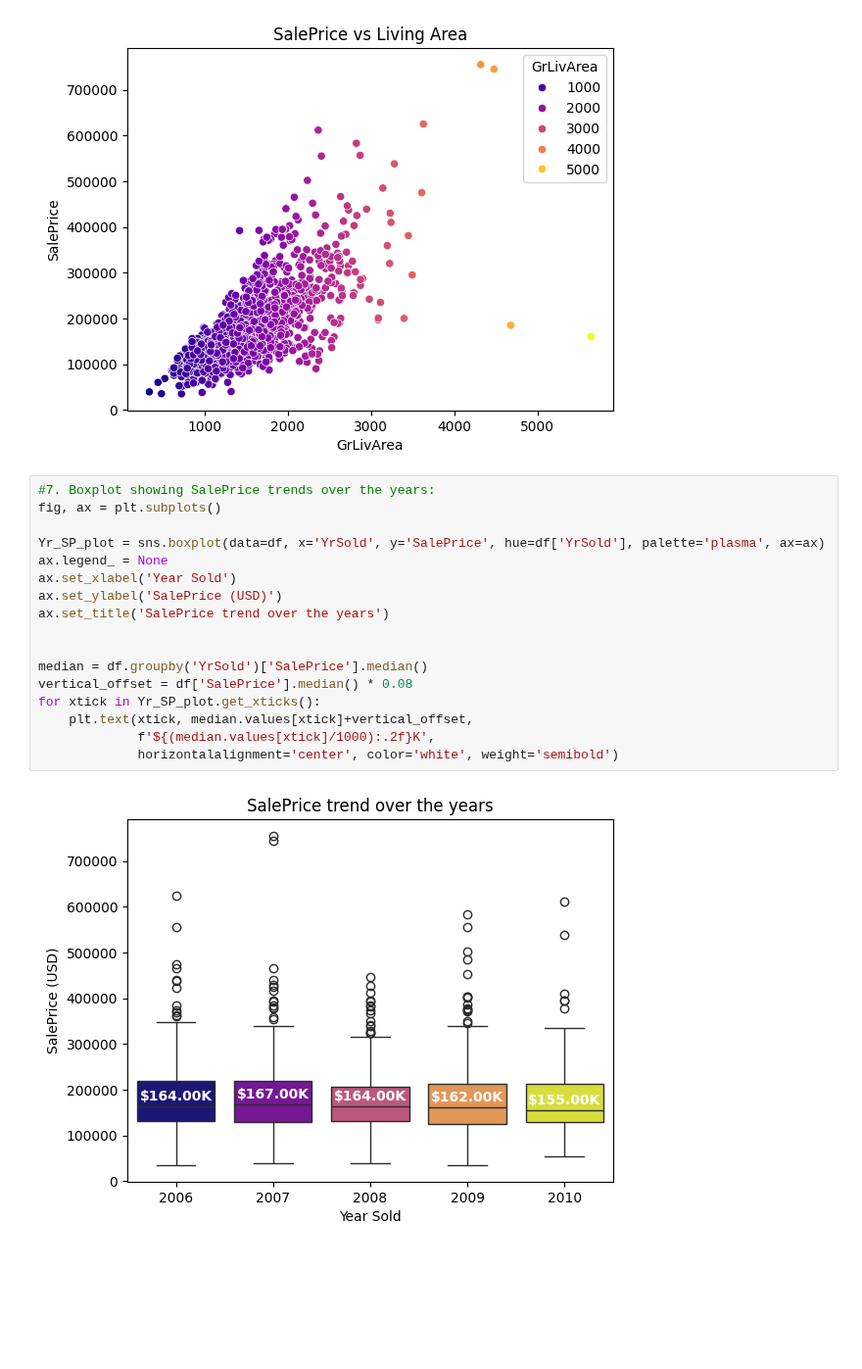
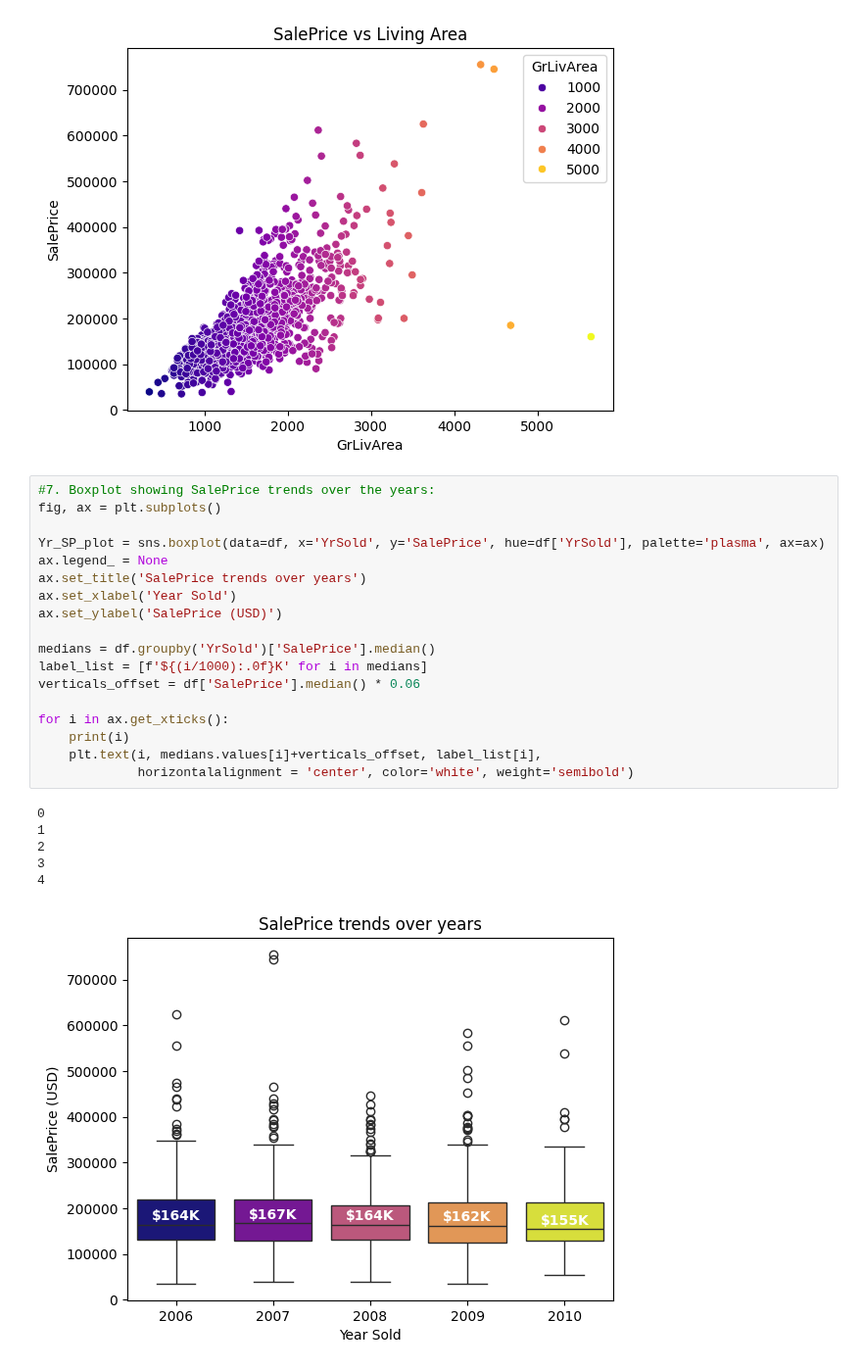
Before and after one commit to huanrafa/ProjectPracticing, a Jupyter notebook: 2023_10(2) House Prices - Advanced Regression Techniques/House prices (self-practice).ipynb, the cells around one changed output. Shown at 98% size. Saved outputs shown, nothing was run; the diff lists cells and outputs as text; blank space fills up the shorter version.

```diff
--- a/2023_10(2) House Prices - Advanced Regression Techniques/House prices (self-practice).ipynb
+++ b/2023_10(2) House Prices - Advanced Regression Techniques/House prices (self-practice).ipynb
@@ -448,19 +448,25 @@ Correlation between SalePrice and Living Area is: 0.70862
 # %%
 #7. Boxplot showing SalePrice trends over the years:
 fig, ax = plt.subplots()
 
 Yr_SP_plot = sns.boxplot(data=df, x='YrSold', y='SalePrice', hue=df['YrSold'], palette='plasma', ax=ax)
 ax.legend_ = None
+ax.set_title('SalePrice trends over years')
 ax.set_xlabel('Year Sold')
 ax.set_ylabel('SalePrice (USD)')
-ax.set_title('SalePrice trend over the years')
 
+medians = df.groupby('YrSold')['SalePrice'].median()
+label_list = [f'${(i/1000):.0f}K' for i in medians]
+verticals_offset = df['SalePrice'].median() * 0.06
 
-median = df.groupby('YrSold')['SalePrice'].median()
-vertical_offset = df['SalePrice'].median() * 0.08
-for xtick in Yr_SP_plot.get_xticks():
-    plt.text(xtick, median.values[xtick]+vertical_offset,
-             f'${(median.values[xtick]/1000):.2f}K',
-             horizontalalignment='center', color='white', weight='semibold')
+for i in ax.get_xticks():
+    print(i)
+    plt.text(i, medians.values[i]+verticals_offset, label_list[i],
+             horizontalalignment = 'center', color='white', weight='semibold')
 # %% [output]
+0
+1
+2
+3
+4
-[figure, old version]
+[figure, new version]
```
Also changed, not shown: parts of 3 cells of this notebook, 2 other files.
